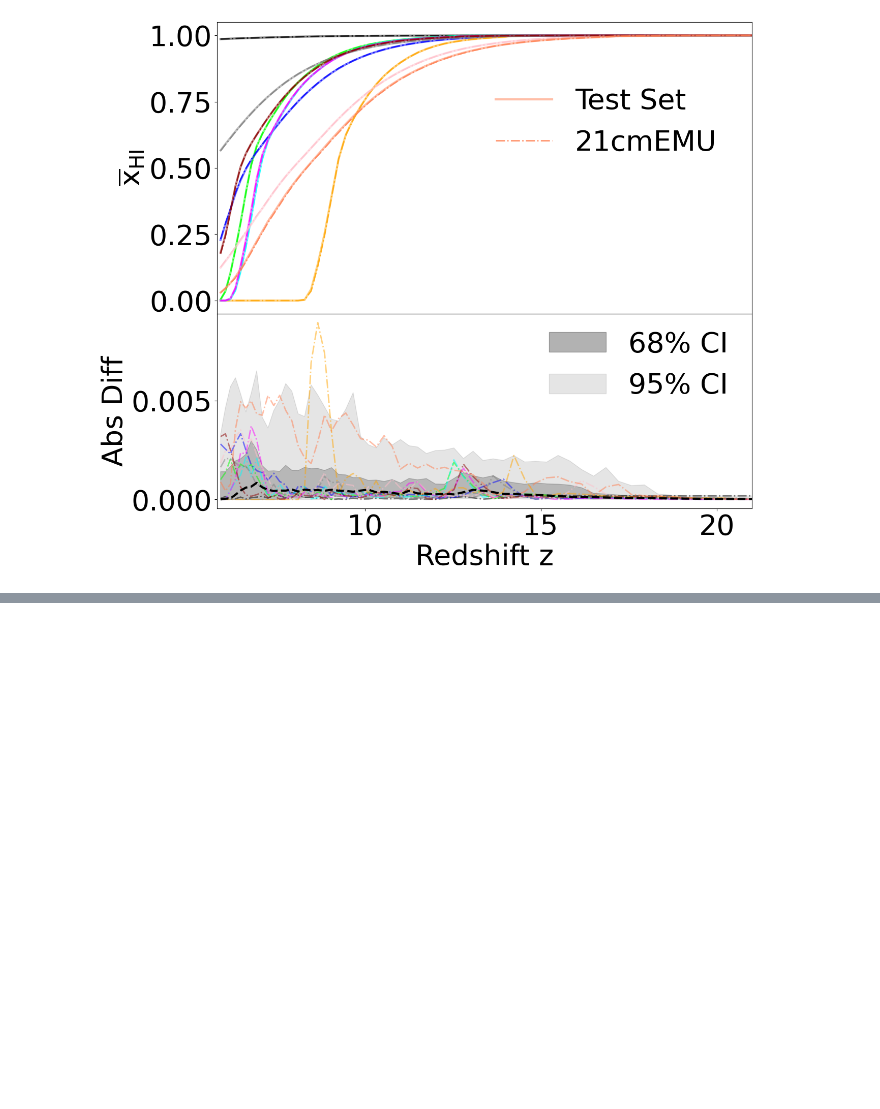
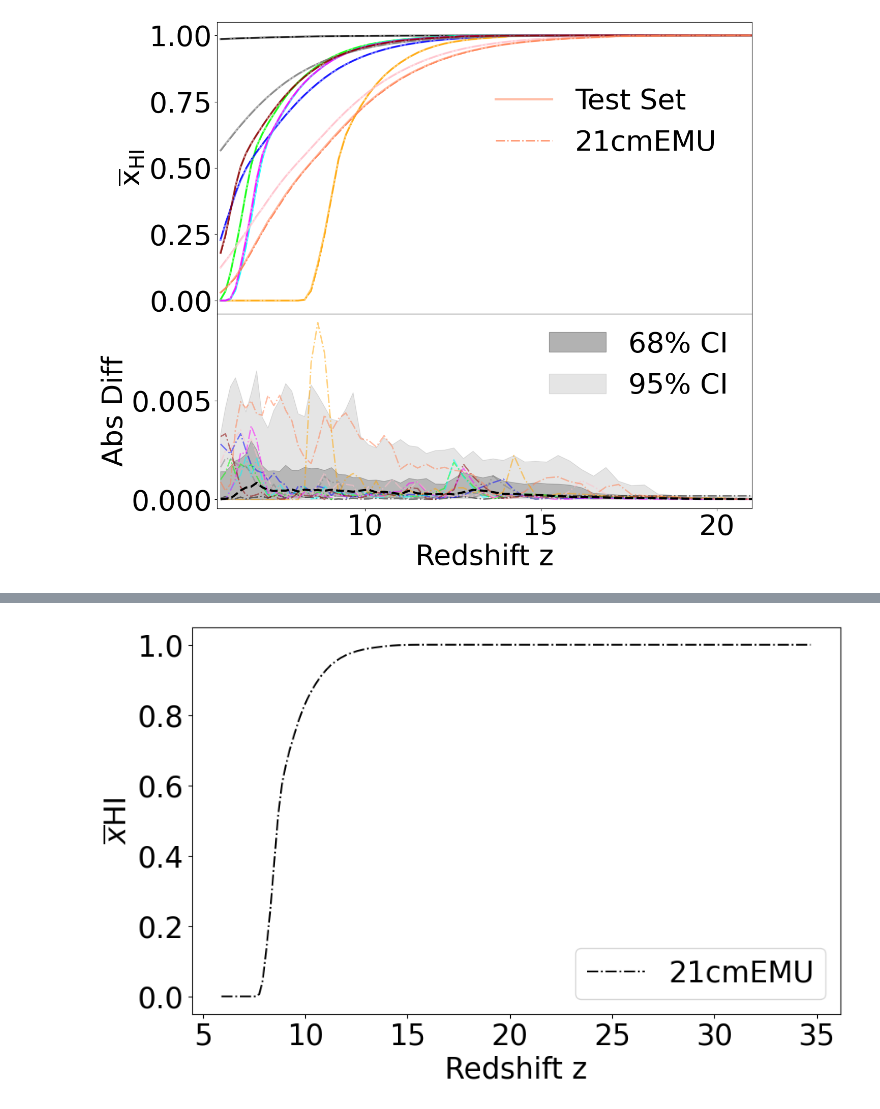
Before and after one commit to Rillard2001/RealMSc, a Jupyter notebook: Tutorials/21cmEMU/21cmEMU_test.ipynb, the cells around one changed output, grey strips where cells are left out. Drawn from its saved outputs; the diff is of its cells as text; code cells hidden in the pictures; blank space fills up the shorter version.

Commit message:
Trying with PS graphs

```diff
--- a/Tutorials/21cmEMU/21cmEMU_test.ipynb
+++ b/Tutorials/21cmEMU/21cmEMU_test.ipynb
@@ -94,0 +100,5 @@ IndexError: too many indices for array: array is 1-dimensional, but 2 were index
+# %%
+test_param = [-0.98454527, 0.84028646, -1.01608287, 0.03414988, 9.02499104, 0.45168016, 40.0, 500.0, 1.0]
+keys = ['F_STAR10', 'ALPHA_STAR', 'F_ESC10', 'ALPHA_ESC', 'M_TURN', 't_STAR', 'L_X','NU_X_THRESH', 'X_RAY_SPEC_INDEX']
+
+input_dict = {k:v for k, v in zip(keys, test_param)}
@@ -94,0 +117,20 @@ IndexError: too many indices for array: array is 1-dimensional, but 2 were index
+# %%
+emu = Emulator()
+# %%
+theta, out, errs = emu.predict(input_dict)
+# %%
+zs = out.redshifts
+xHI = out.xHI
+Tb = out.Tb
+# %%
+plt.figure(figsize = (10, 6))
+fs = 25
+plt.plot(zs, xHI, ls = '-.', color = 'k', label = '21cmEMU')
+plt.legend(fontsize = fs)
+plt.xticks(fontsize = fs)
+plt.yticks(fontsize = fs)
+plt.ylabel(r'$\overline{x}$HI', fontsize = fs)
+plt.xlabel(r'Redshift z', fontsize = fs)
+plt.show()
+# %% [output]
+[figure, added]
```
Also changed, not shown: parts of 12 cells of this notebook.
